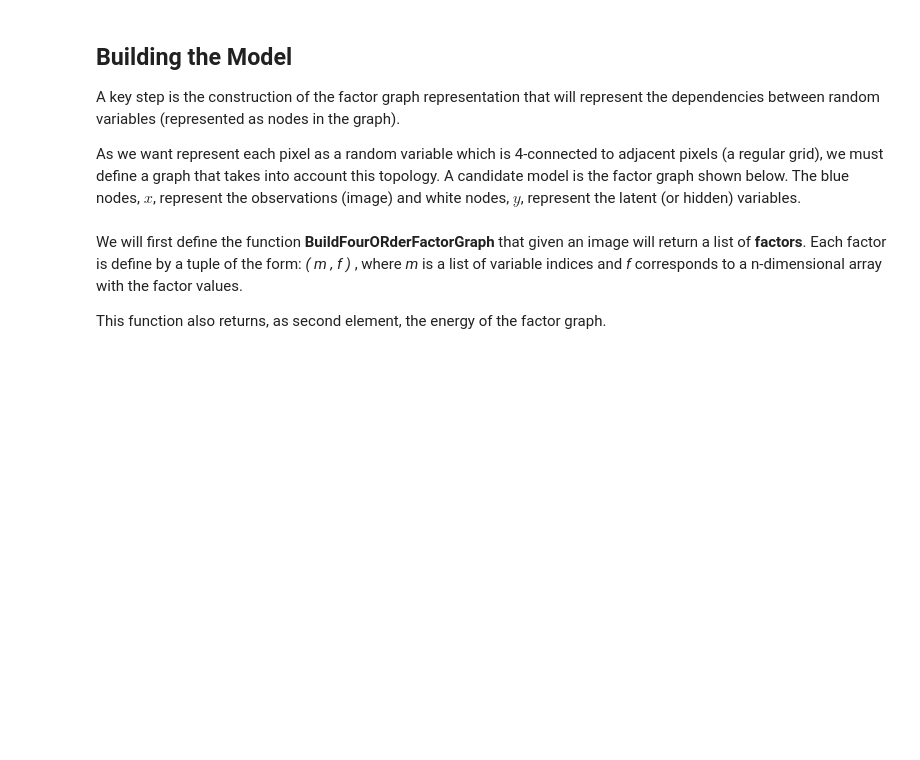
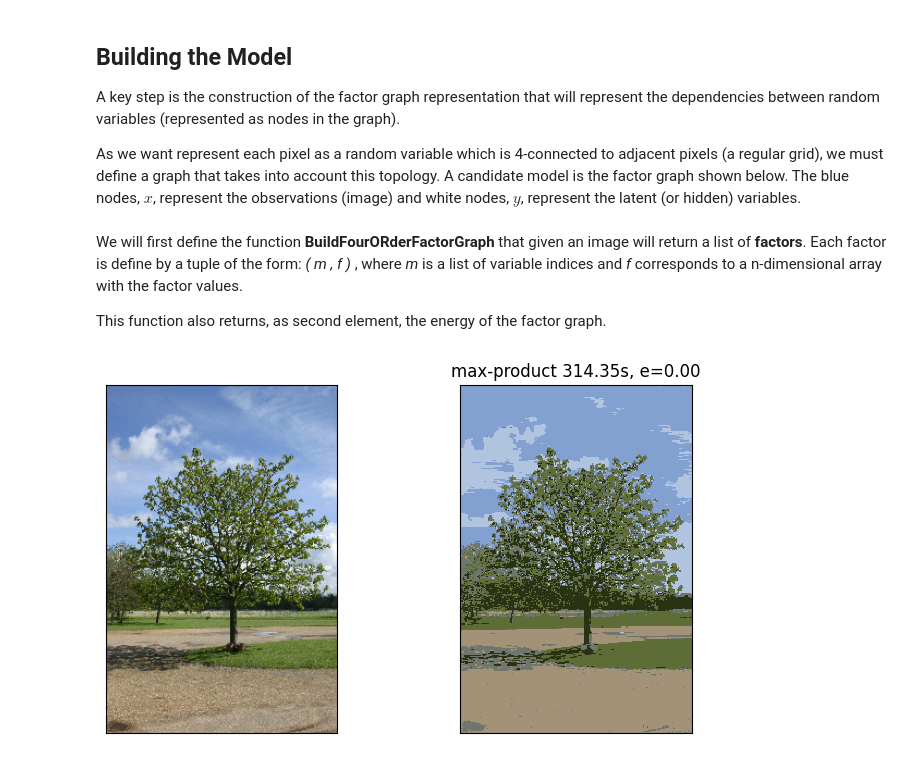
Before and after one commit to somelijer/C2-guided-problems, a Jupyter notebook: Guided_Exercise/3_Guided_Exercise_FourOrder.ipynb, the cells around one changed output. Drawn from its saved outputs; the diff is of its cells as text; code cells hidden in the pictures; blank space fills up the shorter version.

Commit message:
New energy

```diff
--- a/Guided_Exercise/3_Guided_Exercise_FourOrder.ipynb
+++ b/Guided_Exercise/3_Guided_Exercise_FourOrder.ipynb
@@ -160,9 +209,11 @@ def BuildFourOrderFactorGraph( image : Image, num_states : int = 1, theta : list
     unary_factors = [([m], p) for m, p in zip(inds.reshape(-1), obs_probs)]
 
   energy = theta[0]*np.eye(num_states) +theta[1]*(np.ones(num_states)-np.eye(num_states))
-  energy = energy + energy + energy + energy
+  energy = energy * 4
+  energy = np.stack([energy] * num_states, axis=0)
+  energy = np.stack([energy] * num_states, axis=0)
   four_order_exp = np.exp( -energy )
-  four_order_factors = [(m, three_order_exp) for m in adj]
+  four_order_factors = [(m, four_order_exp) for m in adj]
 
   # Building 4 order  factors between latent variables
   # Replace:
@@ -180,21 +231,23 @@ factor_list, pairwise = BuildFourOrderFactorGraph( image, num_states=k , obs_pro
 # %%
 props = {'inference': 'MAXPROD', 'updates': 'SEQRND', 'tol': '1e-6', 'maxiter': '10', 'logdomain': '0','damping':0.1}
 start = time()
 qv, qf,  max_product = dai(factor_list, method= 'BP', props=props,with_beliefs=True)
 time_maxprod = time() - start
 max_product_image = mean_color[max_product.astype(int)]
 max_product_image = max_product_image.reshape(midaOriginal)
-energy_max_prod = energy(unary_term.reshape(newShape) , max_product.reshape(midaOriginal[:2]), pairwise)
+energy_max_prod = 0#energy(unary_term.reshape(newShape) , max_product.reshape(midaOriginal[:2]), pairwise)
 
 fix, axes = plt.subplots(1, 2, figsize=(8, 4))
 axes[0].imshow(image)
 axes[1].set_title("max-product %.2fs, e=%.2f"% (time_maxprod, energy_max_prod))
 axes[1].matshow(max_product_image)
 for ax in axes.ravel():
   ax.set_xticks(())
   ax.set_yticks(())
 plt.tight_layout()
 plt.show()
+# %% [output]
+[figure, added]
 # %%
 props = {'inference': 'SUMPROD', 'updates': 'SEQRND', 'tol': '1e-6', 'maxiter': '10', 'logdomain': '0','damping':0.1,'verbose':1}
 start = time()
```
Also changed, not shown: parts of 6 cells of this notebook.
